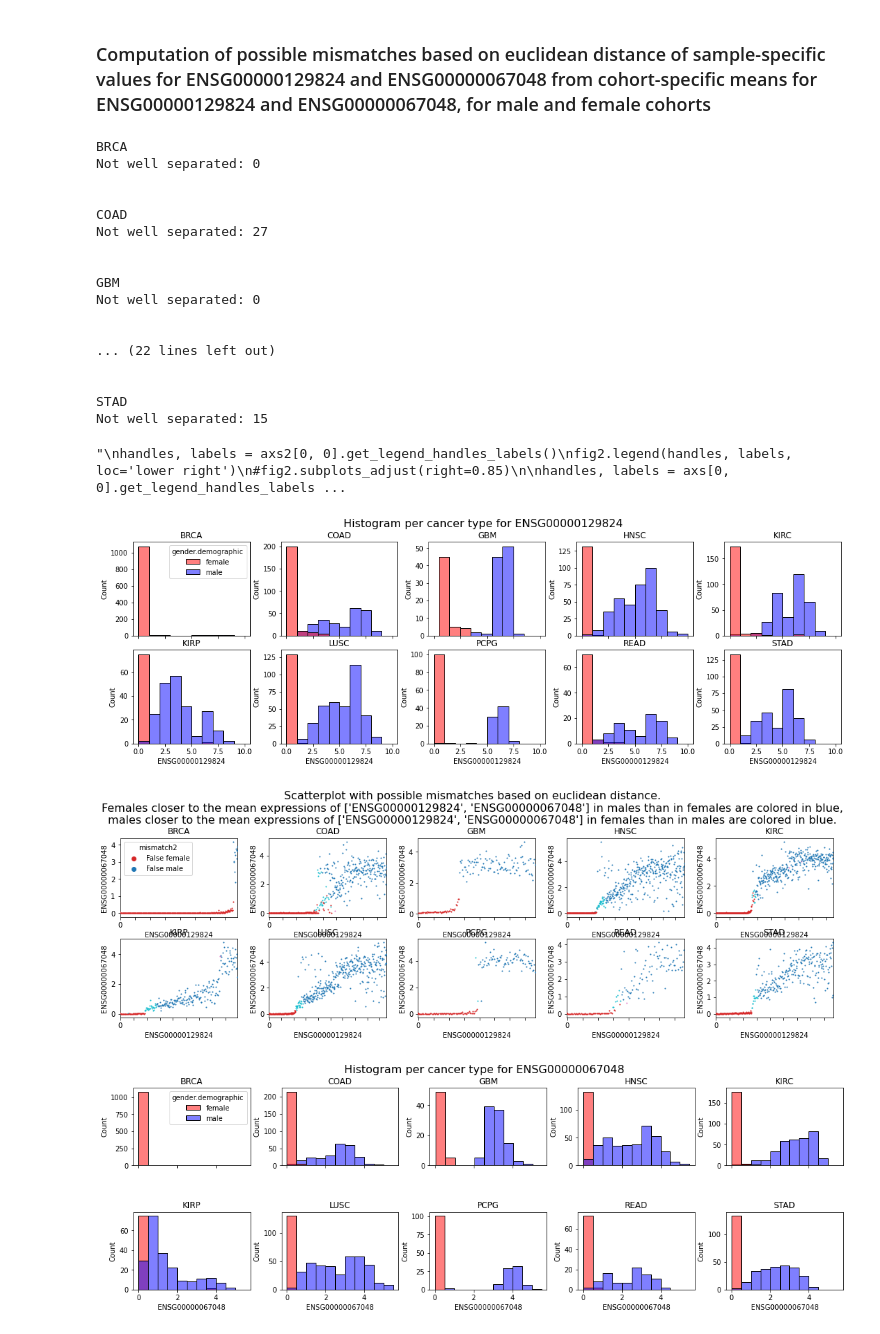
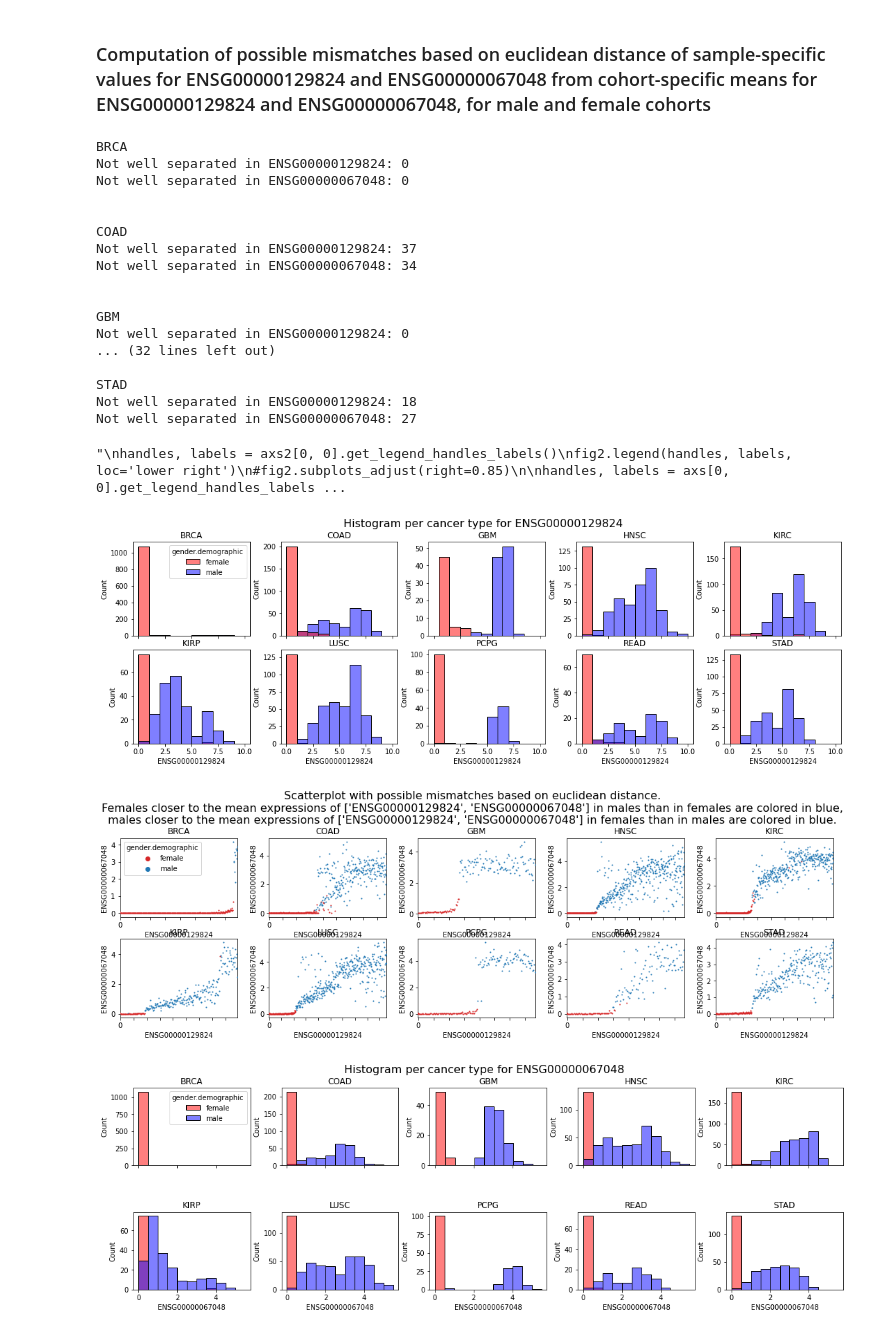
Before and after one commit to bionetslab/grn-confounders, a Jupyter notebook: results/annotation_QC.ipynb, the cells around one changed output. Saved outputs shown, nothing was run; the diff lists cells and outputs as text; code cells hidden in the pictures.

```diff
--- a/results/annotation_QC.ipynb
+++ b/results/annotation_QC.ipynb
@@ -89,21 +89,25 @@ for cohort in ct_sels_init:
     palette = {'female': 'red', 'male': 'blue'}
     sns.histplot(expr, x=genes[0], ax=axs[j,i], hue='gender.demographic', kde=False, legend=(i==j==0), binwidth=1, palette=palette)
     axs[j,i].title.set_text(cohort)
+
+    mean_m = expr[expr['gender.demographic'] == 'male'][genes[0]].mean()
+    mean_f = expr[expr['gender.demographic'] == 'female'][genes[0]].mean()
+    expr['dist_f_0'] = expr.apply(lambda x: abs(np.array(x[genes[0]]) - mean_f), axis=1)
+    expr['dist_m_0'] = expr.apply(lambda x: abs(np.array(x[genes[0]]) - mean_m), axis=1)
+    expr['mismatch_0'] = ((expr['dist_m_0']<expr['dist_f_0']) & (expr['gender.demographic'] == 'female')) | ((expr['dist_f_0']<expr['dist_m_0']) & (expr['gender.demographic'] == 'male'))
+    print(f'Not well separated in {genes[0]}: ' + str(len(expr[expr['mismatch_0']])))
+
     sns.histplot(expr, x=genes[1], ax=axs3[j,i], hue='gender.demographic', kde=False, legend=(i==j==0), binwidth=0.5, palette=palette)
     axs3[j,i].title.set_text(cohort)
+    mean_m = expr[expr['gender.demographic'] == 'male'][genes[1]].mean()
+    mean_f = expr[expr['gender.demographic'] == 'female'][genes[1]].mean()
+    expr['dist_f_1'] = expr.apply(lambda x: abs(np.array(x[genes[1]]) - mean_f), axis=1)
+    expr['dist_m_1'] = expr.apply(lambda x: abs(np.array(x[genes[1]]) - mean_m), axis=1)
+    expr['mismatch_1'] = ((expr['dist_m_1']<expr['dist_f_1']) & (expr['gender.demographic'] == 'female')) | ((expr['dist_f_1']<expr['dist_m_1']) & (expr['gender.demographic'] == 'male'))
+    print(f'Not well separated in {genes[1]}: ' + str(len(expr[expr['mismatch_1']])))
 
-
-    mean_f = expr[expr['gender.demographic'] == 'female'][genes].mean()
-    mean_m = expr[expr['gender.demographic'] == 'male'][genes].mean()
-    expr['dist_f'] = expr.apply(lambda x: np.linalg.norm(np.array(x[genes]) - mean_f), axis=1)
-    expr['dist_m'] = expr.apply(lambda x: np.linalg.norm(np.array(x[genes]) - mean_m), axis=1)
-
-    expr['mismatch'] = ((expr['dist_m']<expr['dist_f']) & (expr['gender.demographic'] == 'female')) | ((expr['dist_f']<expr['dist_m']) & (expr['gender.demographic'] == 'male'))
-    expr['mismatch2'] = expr['mismatch'].astype('str') + ' ' + expr['gender.demographic']
-    print('Not well separated: ' + str(len(expr[expr['mismatch']])))
-
-    palette = {'True female': 'tab:pink', 'False female': 'tab:red', 'False male': 'tab:blue', 'True male': 'tab:cyan'}
-    sns.swarmplot(expr, x=genes[0], y=genes[1], ax=axs2[j,i], hue='mismatch2', palette=palette, size=2, legend=(i==j==0))
+    palette = {'female': 'tab:red', 'male': 'tab:blue'}
+    sns.swarmplot(expr, x=genes[0], y=genes[1], ax=axs2[j,i], hue='gender.demographic', palette=palette, size=2, legend=(i==j==0))
     axs2[j,i].title.set_text(cohort)
 
     axs2[j,i].set_xticks(range(9))
@@ -114,42 +118,42 @@ for cohort in ct_sels_init:
     i += 1
     if i == 5:
         i = 0
         j += 1
     print('\n')
 
 """
 handles, labels = axs2[0, 0].get_legend_handles_labels()
 fig2.legend(handles, labels, loc='lower right')
 #fig2.subplots_adjust(right=0.85)
 
 handles, labels = axs[0, 0].get_legend_handles_labels()
 fig.legend(handles, labels, loc='lower right')
 #fig.subplots_adjust(right=0.85)
 
 handles, labels = axs3[0, 0].get_legend_handles_labels()
 fig3.legend(handles, labels, loc='lower right')
 """
 # %% [output]
 BRCA
-Not well separated: 0
+Not well separated in ENSG00000129824: 0
+Not well separated in ENSG00000067048: 0
 
 
 COAD
-Not well separated: 27
+Not well separated in ENSG00000129824: 37
+Not well separated in ENSG00000067048: 34
 
 
 GBM
-Not well separated: 0
-
-
-... (22 lines left out)
-
+Not well separated in ENSG00000129824: 0
+... (32 lines left out)
 
 STAD
-Not well separated: 15
+Not well separated in ENSG00000129824: 18
+Not well separated in ENSG00000067048: 27
 "\nhandles, labels = axs2[0, 0].get_legend_handles_labels()\nfig2.legend(handles, labels, loc='lower right')\n#fig2.subplots_adjust(right=0.85)\n\nhandles, labels = axs[0, 0].get_legend_handles_labels ...
 [figure]
-[figure, old version]
+[figure, new version]
 [figure]
 # %%
 fig.savefig('histogram_RPS4Y1.pdf')
```
